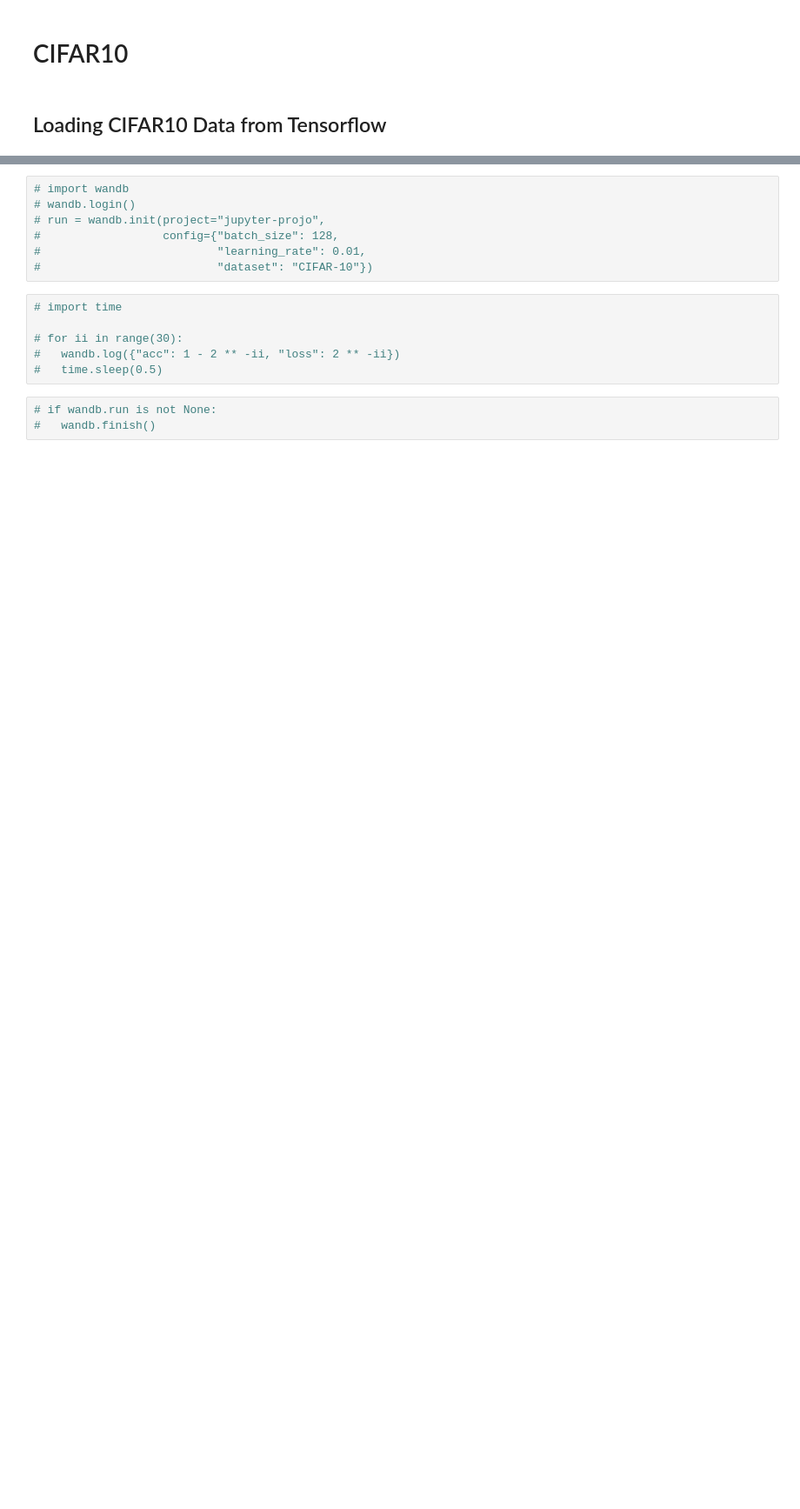
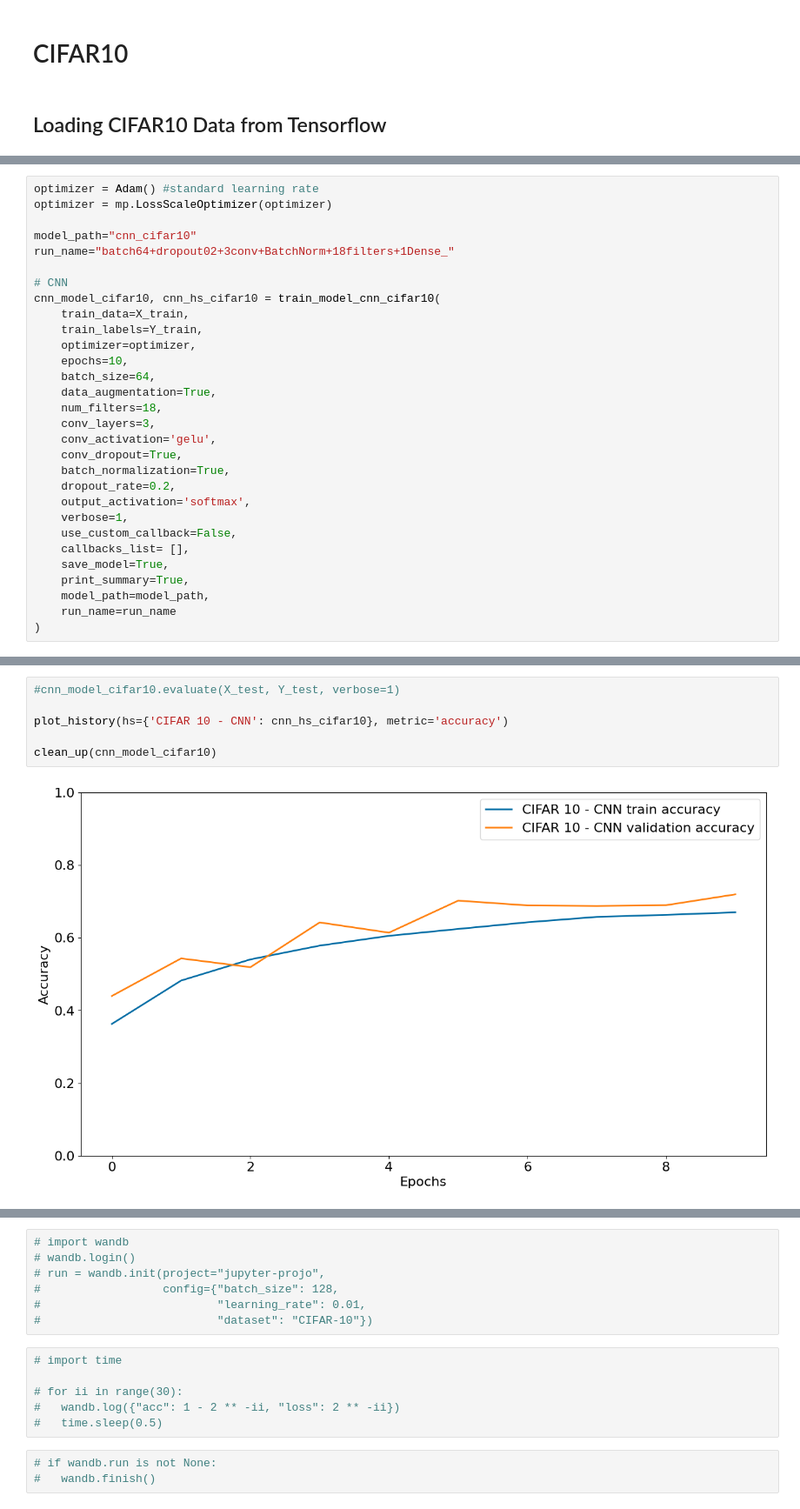
Before and after one commit to etheleigh/Deep-Learning-Project-1---MLPs-and-CNN-for-image-classification, a Jupyter notebook: notebook.ipynb, the cells around one changed output, grey strips where cells are left out. Shown at 87% size. Drawn from its saved outputs; the diff is of its cells as text; blank space fills up the shorter version.

```diff
--- a/notebook.ipynb
+++ b/notebook.ipynb
@@ -831,0 +1440,30 @@ Testing labels shape: (10000, 1)
+# %%
+optimizer = Adam() #standard learning rate
+optimizer = mp.LossScaleOptimizer(optimizer)
+
+model_path="cnn_cifar10"
+run_name="batch64+dropout02+3conv+BatchNorm+18filters+1Dense_"
+
+# CNN
+cnn_model_cifar10, cnn_hs_cifar10 = train_model_cnn_cifar10(
+    train_data=X_train,
+    train_labels=Y_train,
+    optimizer=optimizer,
+    epochs=10,
+    batch_size=64,
+    data_augmentation=True,
+    num_filters=18,
+    conv_layers=3,
+    conv_activation='gelu',
+    conv_dropout=True,
+    batch_normalization=True,
+    dropout_rate=0.2,
+    output_activation='softmax',
+    verbose=1,
+    use_custom_callback=False,
+    callbacks_list= [],
+    save_model=True,
+    print_summary=True,
+    model_path=model_path,
+    run_name=run_name
+)
@@ -831,0 +1536,8 @@ Testing labels shape: (10000, 1)
+# %%
+#cnn_model_cifar10.evaluate(X_test, Y_test, verbose=1)
+
+plot_history(hs={'CIFAR 10 - CNN': cnn_hs_cifar10}, metric='accuracy')
+
+clean_up(cnn_model_cifar10)
+# %% [output]
+[figure, added]
```
Also changed, not shown: parts of 29 cells of this notebook.
